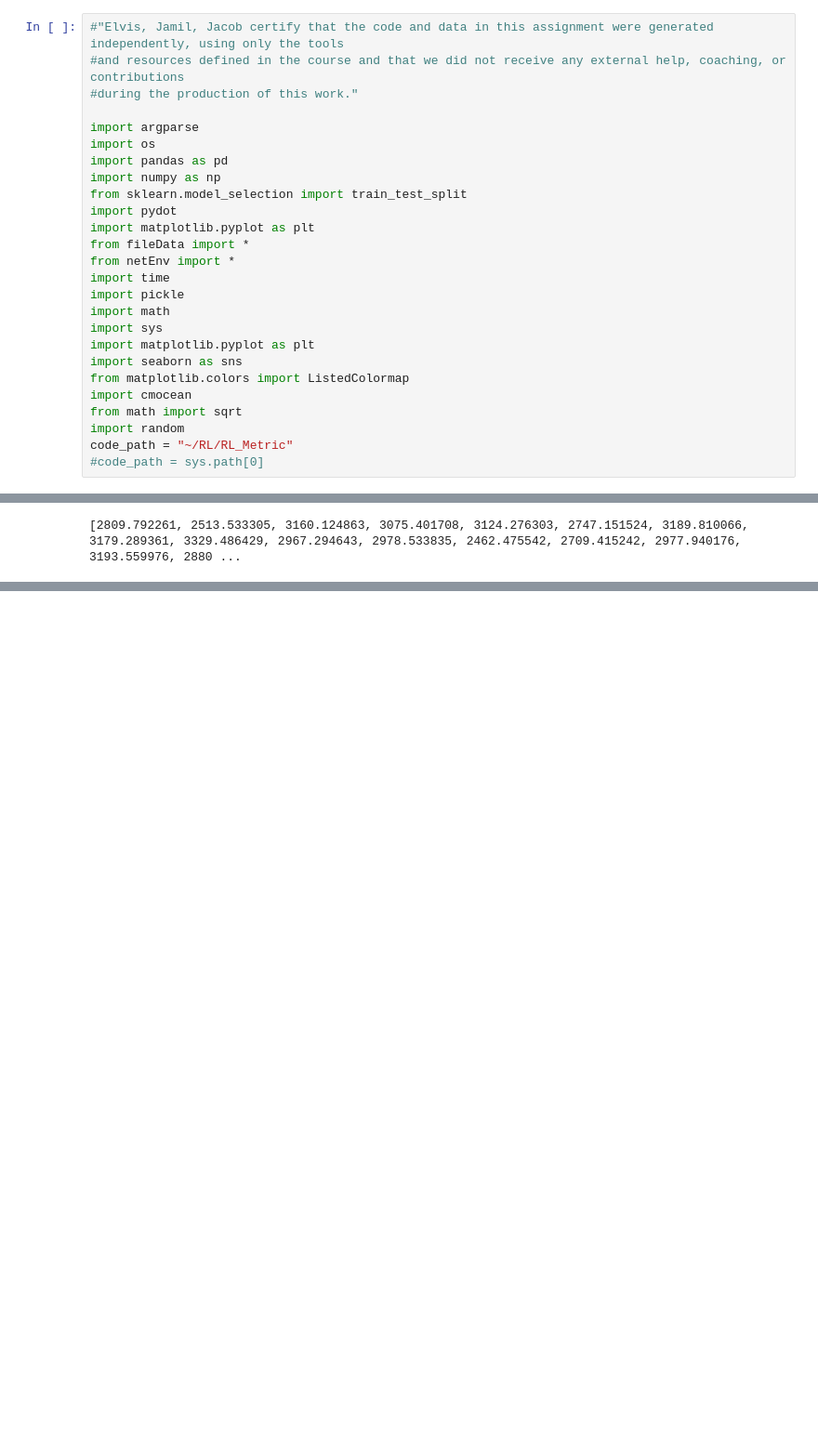
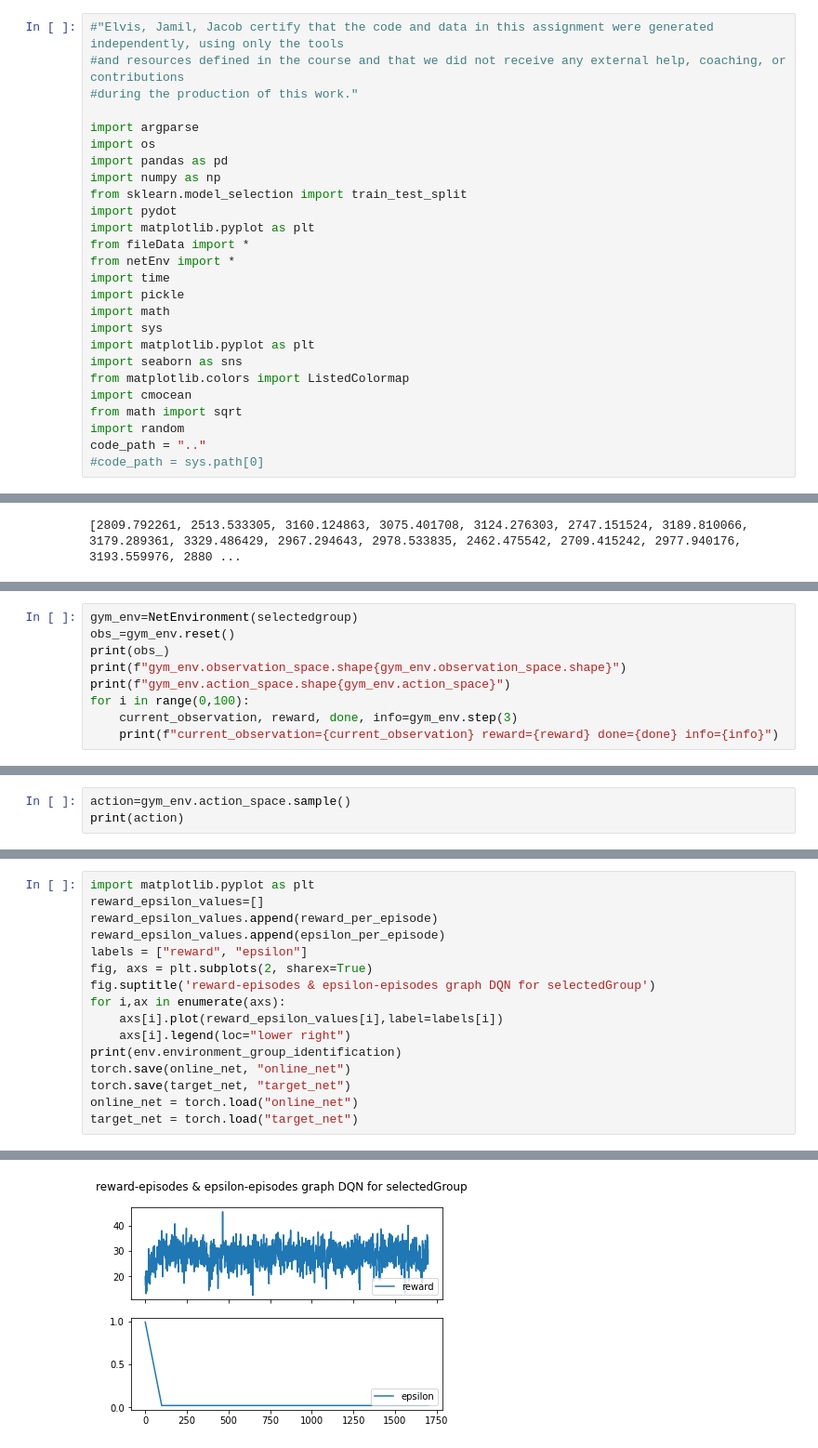
Before and after one commit to jgoldverg/RL_Metric, a Jupyter notebook: codes/driver_code.ipynb, the cells around one changed output, grey strips where cells are left out. Shown at 93% size. Saved outputs shown, nothing was run; the diff lists cells and outputs as text; blank space fills up the shorter version.

Commit message:
added DQN agent to solve individual group as environment and methods to get more information of the group

```diff
--- a/codes/driver_code.ipynb
+++ b/codes/driver_code.ipynb
@@ -22,7 +22,7 @@ from matplotlib.colors import ListedColormap
 import cmocean
 from math import sqrt
 import random
-code_path = "~/RL/RL_Metric"
+code_path = ".."
 #code_path = sys.path[0]
 # %%
 requiredFields=['FileCount','AvgFileSize','BufSize','Bandwidth','AvgRtt','CC_Level','P_Level','PP_Level','numActiveCores','frequency','TotalAvgTput','TotalEnergy','DataTransferEnergy']
@@ -391,0 +167,9 @@ Group Key:  37  total reward:  206.1384432335492
+# %%
+gym_env=NetEnvironment(selectedgroup)
+obs_=gym_env.reset()
+print(obs_)
+print(f"gym_env.observation_space.shape{gym_env.observation_space.shape}")
+print(f"gym_env.action_space.shape{gym_env.action_space}")
+for i in range(0,100):
+    current_observation, reward, done, info=gym_env.step(3)
+    print(f"current_observation={current_observation} reward={reward} done={done} info={info}")
@@ -391,0 +194,3 @@ Group Key:  37  total reward:  206.1384432335492
+# %%
+action=gym_env.action_space.sample()
+print(action)
@@ -391,0 +349,17 @@ Group Key:  37  total reward:  206.1384432335492
+# %%
+import matplotlib.pyplot as plt
+reward_epsilon_values=[]
+reward_epsilon_values.append(reward_per_episode)
+reward_epsilon_values.append(epsilon_per_episode)
+labels = ["reward", "epsilon"]
+fig, axs = plt.subplots(2, sharex=True)
+fig.suptitle('reward-episodes & epsilon-episodes graph DQN for selectedGroup')
+for i,ax in enumerate(axs):
+    axs[i].plot(reward_epsilon_values[i],label=labels[i])
+    axs[i].legend(loc="lower right")
+print(env.environment_group_identification)
+torch.save(online_net, "online_net")
+torch.save(target_net, "target_net")
+online_net = torch.load("online_net")
+target_net = torch.load("target_net")
+# %% [output]
@@ -391,0 +367 @@ Group Key:  37  total reward:  206.1384432335492
+[figure, added]
```
Also changed, not shown: parts of 23 cells of this notebook, 4 other files.
